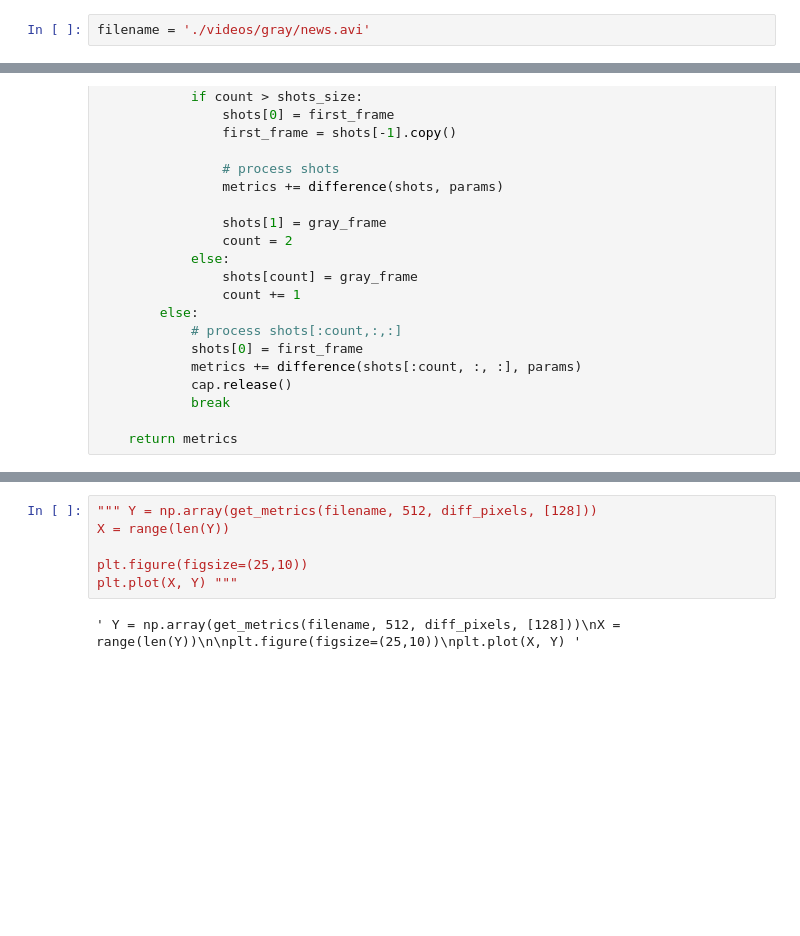
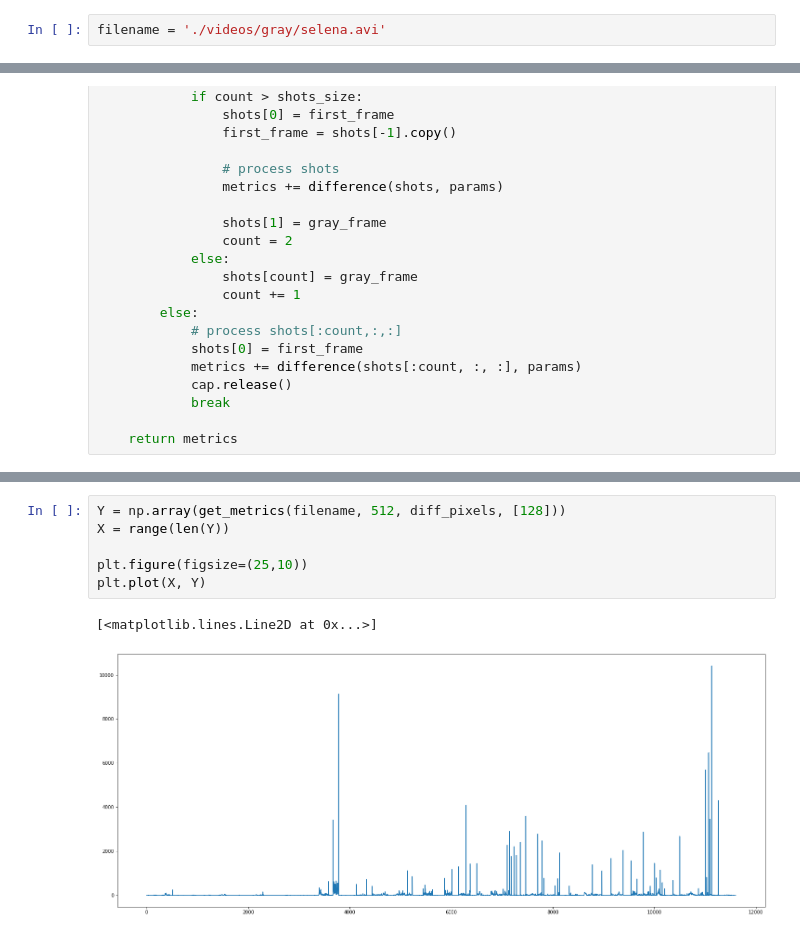
Before and after one commit to maldonadoq/image-processing, a Jupyter notebook: exercise/ex3/summarize-shots.ipynb, the cells around one changed output, grey strips where cells are left out. Saved outputs shown, nothing was run; the diff lists cells and outputs as text; blank space fills up the shorter version.

```diff
--- a/exercise/ex3/summarize-shots.ipynb
+++ b/exercise/ex3/summarize-shots.ipynb
@@ -4,7 +4,7 @@ from matplotlib import pyplot as plt
 import numpy as np
 import cv2 as cv
 # %%
-filename = './videos/gray/news.avi'
+filename = './videos/gray/selena.avi'
 # %%
 def diff_pixels(frames, params):
     difference = np.abs(frames[1:] - frames[:-1])
@@ -90,9 +137,10 @@ def get_metrics(file, shots_size, difference, params, dtype='int16'):
 # %%
-""" Y = np.array(get_metrics(filename, 512, diff_pixels, [128]))
+Y = np.array(get_metrics(filename, 512, diff_pixels, [128]))
 X = range(len(Y))
 
 plt.figure(figsize=(25,10))
-plt.plot(X, Y) """
+plt.plot(X, Y)
 # %% [output]
-' Y = np.array(get_metrics(filename, 512, diff_pixels, [128]))\nX = range(len(Y))\n\nplt.figure(figsize=(25,10))\nplt.plot(X, Y) '
+[<matplotlib.lines.Line2D at 0x...>]
+[figure, added]
 # %%
```
Also changed, not shown: parts of 7 cells of this notebook, 1 other file.
